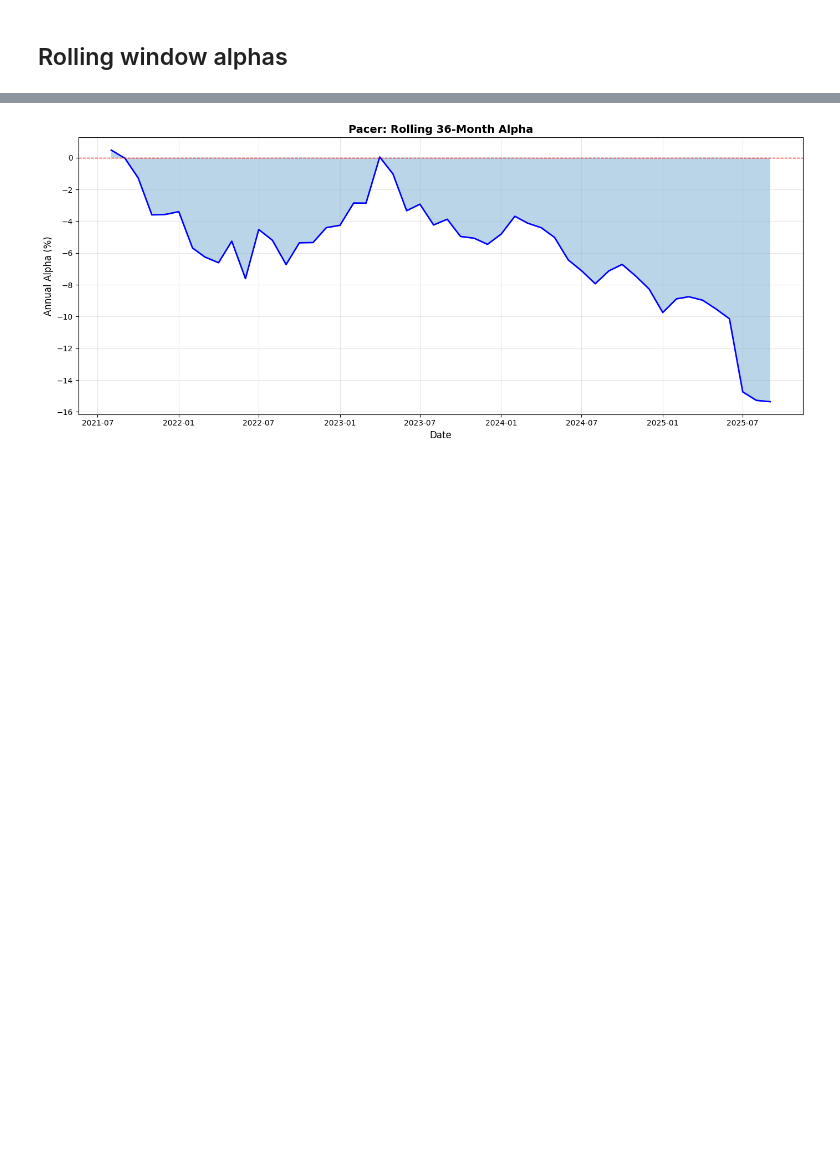
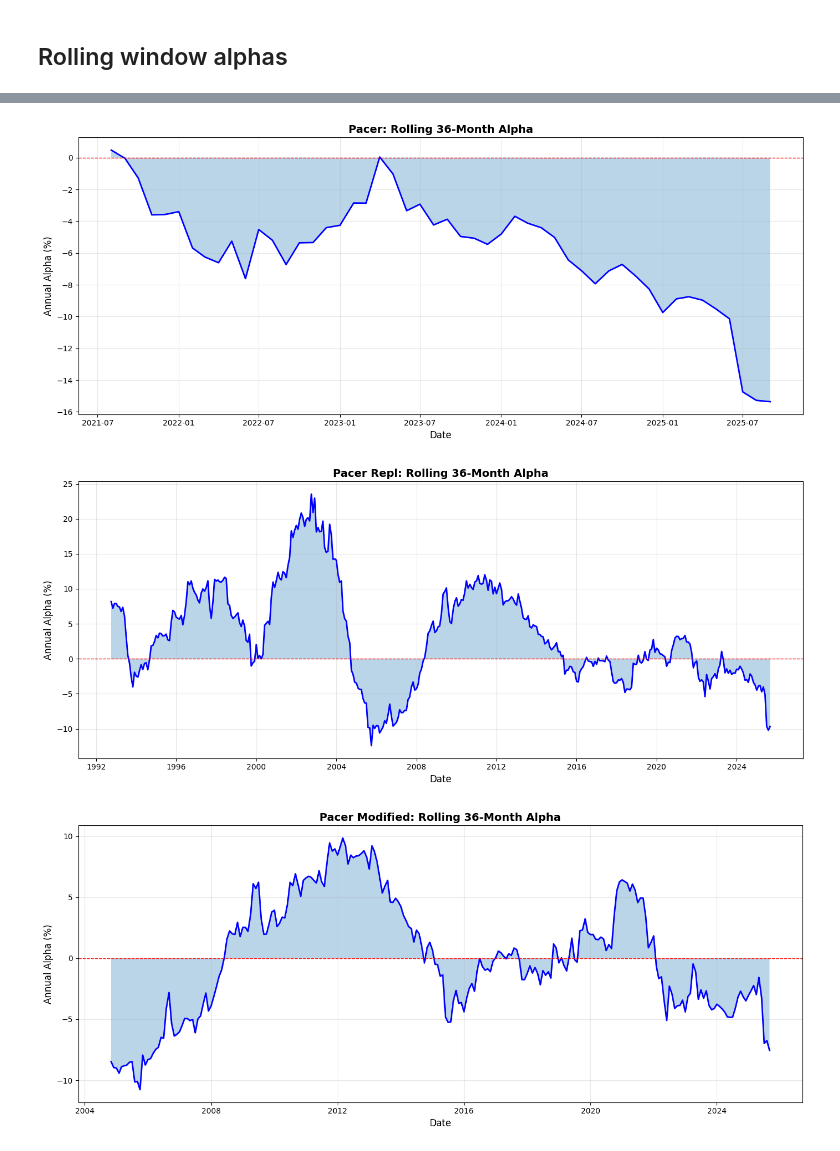
Before and after one commit to reading-stiener/offense-defense-project, a Jupyter notebook: notebooks/04_regression_analysis.ipynb, the cells around one changed output, grey strips where cells are left out. Drawn from its saved outputs; the diff is of its cells as text; code cells hidden in the pictures; blank space fills up the shorter version.

```diff
--- a/notebooks/04_regression_analysis.ipynb
+++ b/notebooks/04_regression_analysis.ipynb
@@ -199,15 +267,20 @@ Rotation plots
 # %%
 strategies = {
     "SP500": sp500_excess["excess"],
     "SMGA": smga_excess["excess"],
     "Rotation": rotation_returns["excess"],
-    "Pacer": pacer_returns["excess"]
+    "Pacer": pacer_returns["excess"],
+    "Pacer Repl": pacer_returns_repl["excess"],
+    "Pacer Modified": modified_pacer["excess"],
+    "Long Short": long_short["excess"],
 }
 
 for strategy, returns in strategies.items():
     plot_rolling_alpha(returns, factors_df, strategy_name=strategy)
 # %% [output]
 [figure]
 [figure]
 [figure]
 [figure]
+[figure, added]
+[figure, added]
```
Also changed, not shown: parts of 5 cells of this notebook, 2 other files.
